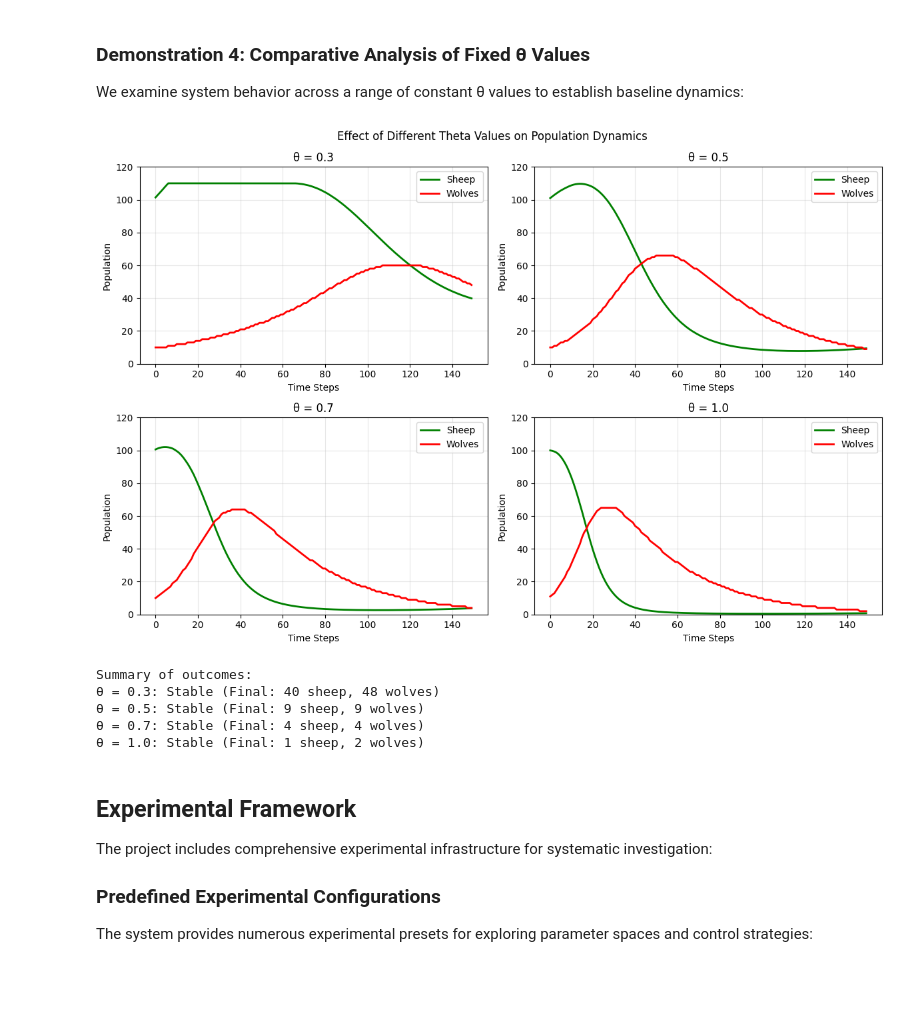
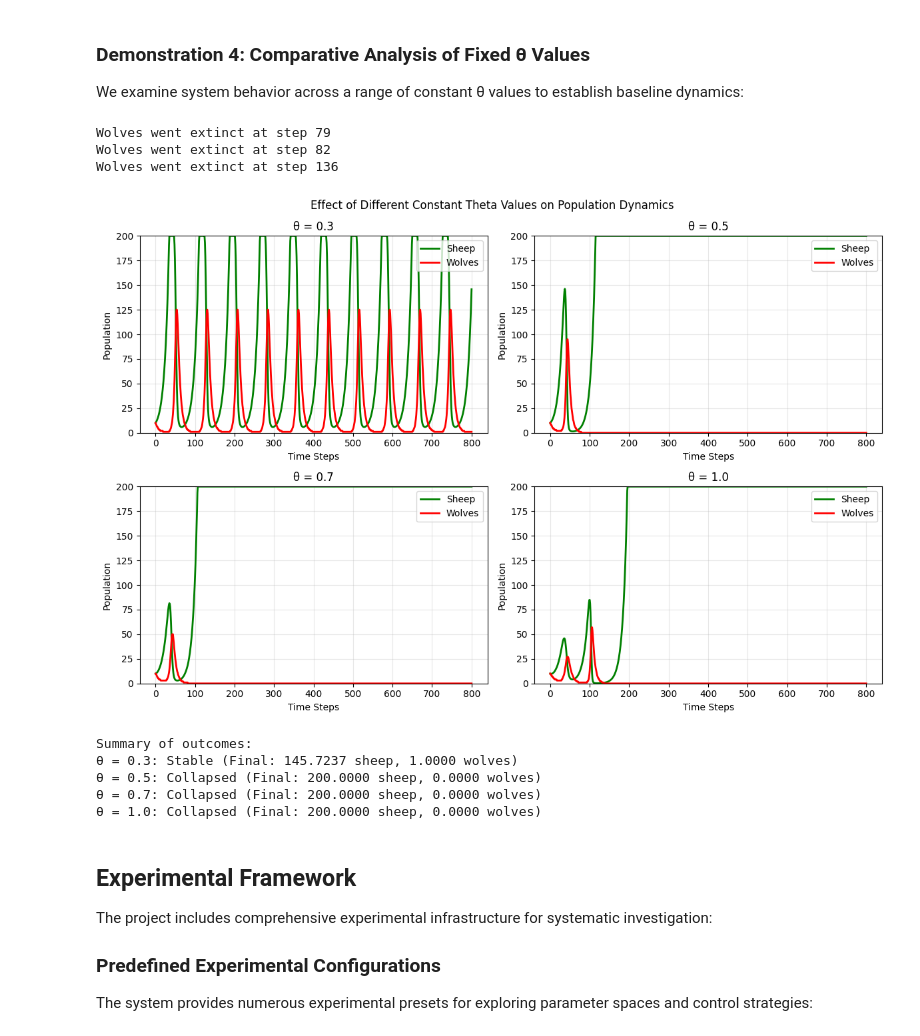
Before and after one commit to peterdresslar/do-android-wolves-dream-of-electric-sheep, a Jupyter notebook: notebooks/start-here.ipynb, the cells around one changed output. Cells and saved outputs as stored; diff of their text form; code cells hidden in the pictures; blank space fills up the shorter version.

Commit message:
fresh start

```diff
--- a/notebooks/start-here.ipynb
+++ b/notebooks/start-here.ipynb
@@ -85,14 +85,14 @@ load_dotenv('../.env.local')
 
 # Default parameter configuration
 DEFAULT_PARAMS = {
-    "dt": 0.02,              # Integration time step
-    "sheep_max": 110,        # Carrying capacity
+    "dt": 0.1,              # Integration time step
+    "sheep_max": 200,        # Carrying capacity
     "eps": 0.0001,           # Numerical stability parameter
     "alpha": 1.0,            # Prey growth rate
     "beta": 0.1,             # Predation coefficient
     "gamma": 1.5,            # Predator mortality rate
-    "delta": 0.75,           # Conversion efficiency
-    "s_start": 100,          # Initial prey population
+    "delta": 0.75,          # Conversion efficiency
+    "s_start": 10,          # Initial prey population
     "w_start": 10,           # Initial predator population
     "randomize_theta": True, # Randomize initial θ values
     "save_results": False,   # Disable file output for demonstrations
@@ -245,43 +248,46 @@ results_comparison = {}
 
 for theta in theta_values:
     results = run(
         **DEFAULT_PARAMS,
         decision_mode="constant",
         theta_start=theta,
-        steps=150
+        steps=800
     )
     results_comparison[theta] = results
 
 # Plot comparison
 plt.figure(figsize=(12, 8))
 
 for i, (theta, results) in enumerate(results_comparison.items()):
     plt.subplot(2, 2, i+1)
     plt.plot(results['sheep_history'], label='Sheep', color='green', linewidth=2)
     plt.plot(results['wolf_history'], label='Wolves', color='red', linewidth=2)
     plt.title(f'θ = {theta}')
     plt.xlabel('Time Steps')
     plt.ylabel('Population')
+    plt.ylim(0, (20*DEFAULT_PARAMS["w_start"]))
     plt.legend()
     plt.grid(True, alpha=0.3)
-    plt.ylim(0, 120)
 
-plt.suptitle('Effect of Different Theta Values on Population Dynamics')
+plt.suptitle('Effect of Different Constant Theta Values on Population Dynamics')
 plt.tight_layout()
 plt.show()
 
 # Summary
 print("Summary of outcomes:")
 for theta, results in results_comparison.items():
     status = "Stable" if results['final_wolves'] > 0 and results['final_sheep'] > 0 else "Collapsed"
-    print(f"θ = {theta}: {status} (Final: {results['final_sheep']:.0f} sheep, {results['final_wolves']:.0f} wolves)")
+    print(f"θ = {theta}: {status} (Final: {results['final_sheep']:.4f} sheep, {results['final_wolves']:.4f} wolves)")
 # %% [output]
+Wolves went extinct at step 79
+Wolves went extinct at step 82
+Wolves went extinct at step 136
-[figure, old version]
+[figure, new version]
-Summary of outcomes:
-θ = 0.3: Stable (Final: 40 sheep, 48 wolves)
-θ = 0.5: Stable (Final: 9 sheep, 9 wolves)
-θ = 0.7: Stable (Final: 4 sheep, 4 wolves)
-θ = 1.0: Stable (Final: 1 sheep, 2 wolves)
+Summary of outcomes:
+θ = 0.3: Stable (Final: 145.7237 sheep, 1.0000 wolves)
+θ = 0.5: Collapsed (Final: 200.0000 sheep, 0.0000 wolves)
+θ = 0.7: Collapsed (Final: 200.0000 sheep, 0.0000 wolves)
+θ = 1.0: Collapsed (Final: 200.0000 sheep, 0.0000 wolves)
 # %% [markdown]
 ## Experimental Framework
 
```
Also changed, not shown: parts of 6 cells of this notebook.
